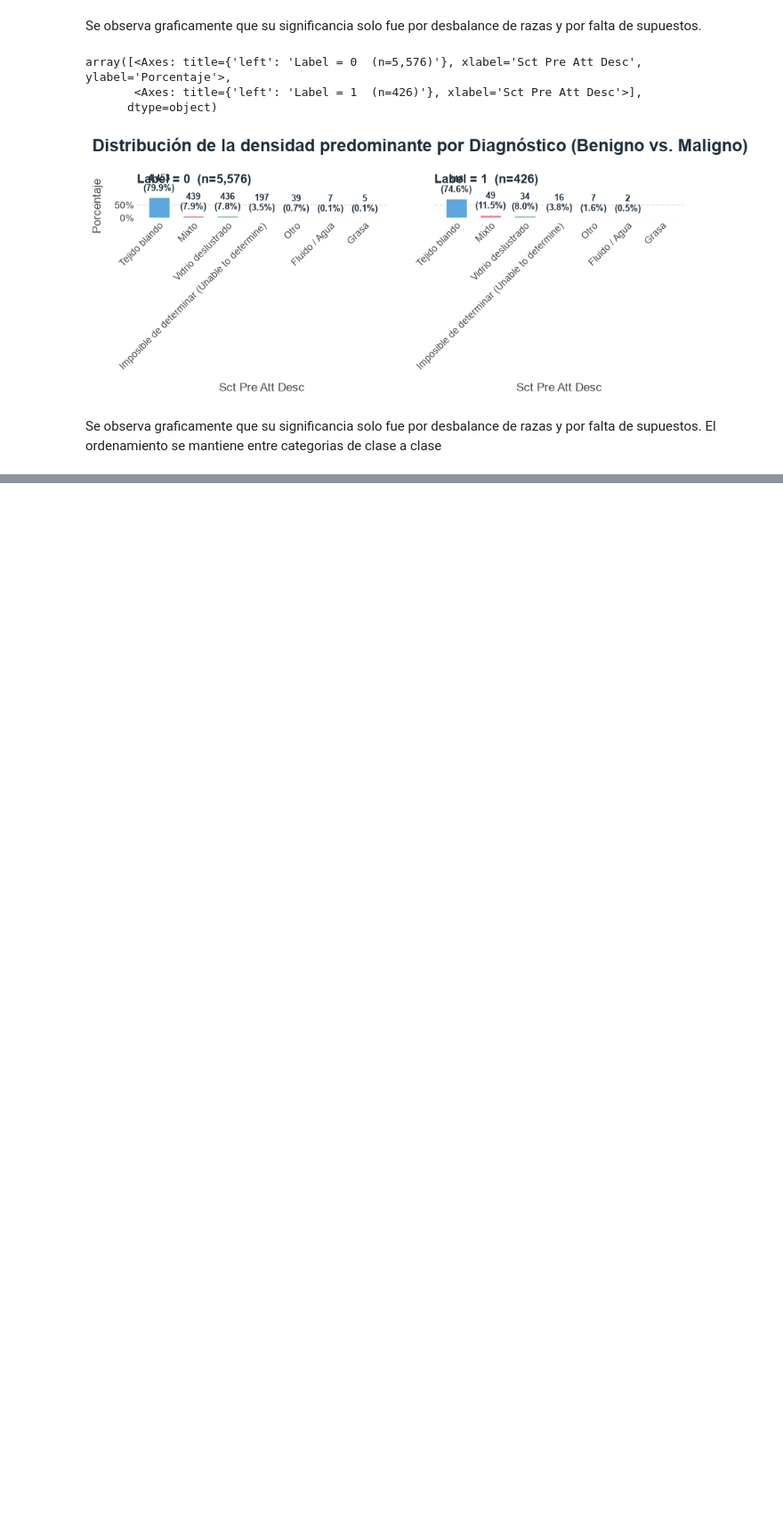
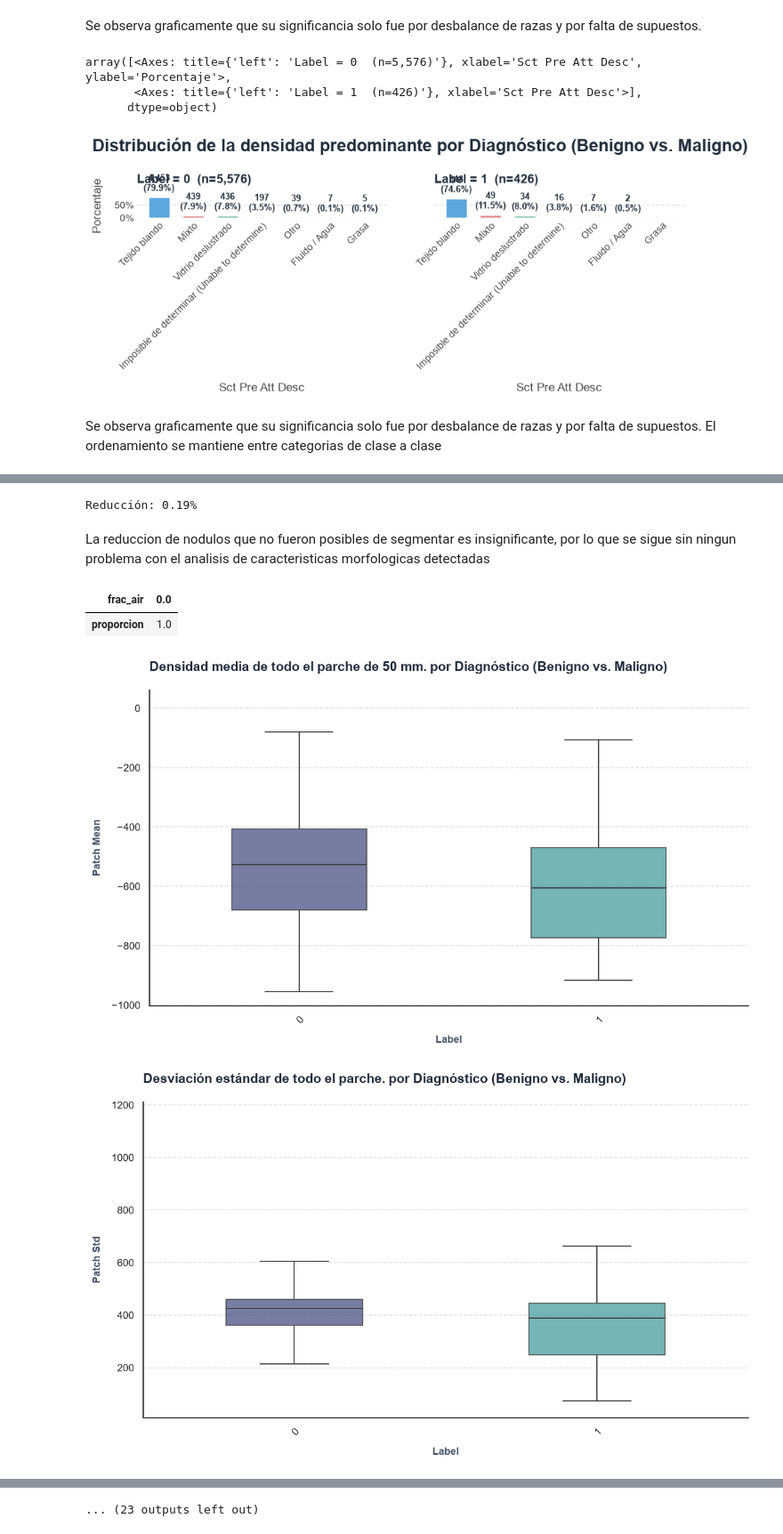
Before and after one commit to juanpablocarrillohortua/health_tech_lung_cancer, a Jupyter notebook: notebooks/image_caracteristics.ipynb, the cells around one changed output, grey strips where cells are left out. Shown at 89% size. Cells and saved outputs as stored; diff of their text form; code cells hidden in the pictures; blank space fills up the shorter version.

```diff
--- a/notebooks/image_caracteristics.ipynb
+++ b/notebooks/image_caracteristics.ipynb
@@ -780,0 +909,12 @@ Se observa graficamente que su significancia solo fue por desbalance de razas y
+# %%
+output_csv_general_carc = config.TABLES_DIR / "nodule_stats_general.csv"
+output_csv_shape_carc = config.TABLES_DIR / "nodule_stats_shape.csv"
+if not os.path.exists(output_csv_general_carc):
+    analisis_inicial_imagenes = nodule_stats(out_csv=output_csv_general_carc)
+else:
+    analisis_inicial_imagenes = pd.read_csv(output_csv_general_carc)
+# %%
+if not os.path.exists(output_csv_shape_carc):
+    analisis_forma_imagenes = nodule_morphometry(out_csv=output_csv_shape_carc)
+else:
+    analisis_forma_imagenes = pd.read_csv(output_csv_shape_carc)
@@ -780,0 +1306,2 @@ Se observa graficamente que su significancia solo fue por desbalance de razas y
+# %%
+analisis_imagenes.dropna(inplace=True)
@@ -780,0 +1314,31 @@ Se observa graficamente que su significancia solo fue por desbalance de razas y
+# %%
+reduccion_pct = ((size_prev - size_post) / size_prev) * 100
+print(f"Reducción: {reduccion_pct:.2f}%")
+# %% [output]
+Reducción: 0.19%
+# %% [markdown]
+La reduccion de nodulos que no fueron posibles de segmentar es insignificante, por lo que se sigue sin ningun problema con el analisis de caracteristicas morfologicas detectadas
+# %%
+interesting_cols = config.INTERESTING_COLS
+# %%
+analisis_imagenes["frac_air"].value_counts(normalize=True).to_frame(
+    name="proporcion"
+).T
+# %% [output]
+| frac_air | 0.0 |
+| proporcion | 1.0 |
+# %%
+for col, subtitle in interesting_cols.items():
+    if col not in analisis_imagenes.columns:
+        print(f"Columna {col} no encontrada en el DataFrame.")
+        continue
+    plot_segmented_boxplot(
+        analisis_imagenes,
+        cat_col="label",
+        num_col=col,
+        show_points=False,
+        title=f"{subtitle} por Diagnóstico (Benigno vs. Maligno)",
+    )
+# %% [output]
+[figure, added]
+[figure, added]
@@ -780,0 +1355 @@ Se observa graficamente que su significancia solo fue por desbalance de razas y
+... (23 outputs left out)
```
Also changed, not shown: parts of 32 cells of this notebook, 2 other files.
